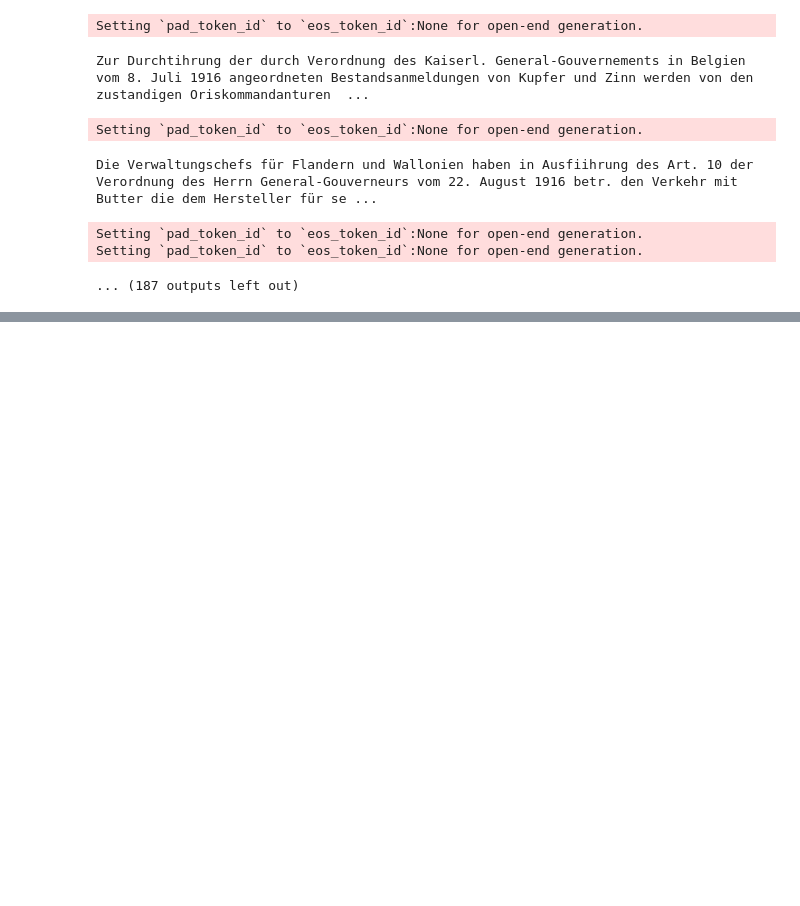
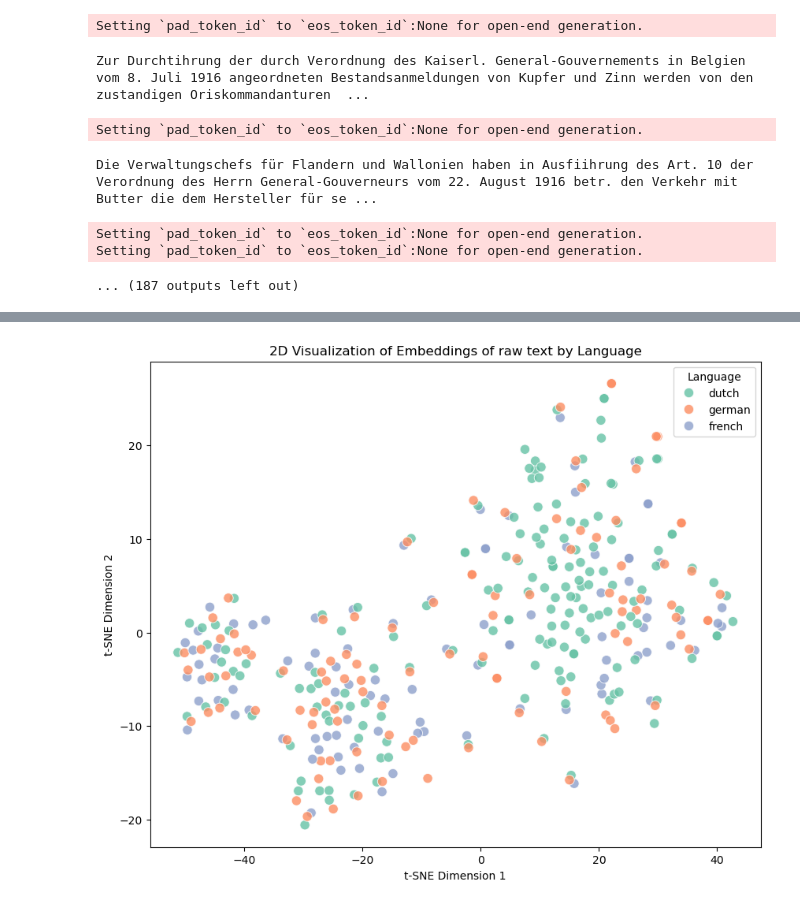
Before and after one commit to Romainkul/Datathon_KUL, a Jupyter notebook: Datathon_Preprocessing.ipynb, the cells around one changed output, grey strips where cells are left out. Cells and saved outputs as stored; diff of their text form; code cells hidden in the pictures; blank space fills up the shorter version.

```diff
--- a/Datathon_Preprocessing.ipynb
+++ b/Datathon_Preprocessing.ipynb
@@ -698,0 +784,66 @@ plt.show()
+# %%
+import polars as pl
+import numpy as np
+import matplotlib.pyplot as plt
+import seaborn as sns
+from sklearn.manifold import TSNE
+
+# Define your list of expected languages and the expected dimension size
+languages = ['french', 'dutch', 'german']
+EXPECTED_DIM = 384  # Adjust if your embeddings are a different size
+
+# Store extracted embeddings in a list of dicts
+embedding_data = []
+
+# Iterate once over df and collect valid embeddings
+for row in raw_embedding_df.iter_rows(named=True):
+    for lang in languages:
+        emb_col = f"raw_{lang}_embedding"
+        emb = row.get(emb_col, None)
+        # Check if embedding is not None and has the expected dimension
+        if emb is not None:
+            emb_array = np.array(emb)
+            if emb_array.shape[0] == EXPECTED_DIM:
+                embedding_data.append({
+                    "embedding": emb_array,
+                    "language": lang
+                })
+
+# Convert to Polars DataFrame
+emb_df = pl.DataFrame(embedding_data)
+
+# Convert embeddings into NumPy array for t-SNE
+# (At this point, we know all have shape (384,))
+X = np.vstack(emb_df["embedding"].to_list())
+
+# Apply t-SNE
+tsne = TSNE(n_components=2, random_state=42)
+X_tsne = tsne.fit_transform(X)
+
+# Add t-SNE dimensions back to Polars DataFrame
+emb_df = emb_df.with_columns([
+    pl.Series("tsne_1", X_tsne[:, 0]),
+    pl.Series("tsne_2", X_tsne[:, 1])
+])
+
+# Convert to Pandas for visualization
+emb_df_pandas = emb_df.to_pandas()
+
+# Plot using Seaborn
+plt.figure(figsize=(10, 8))
+sns.scatterplot(
+    data=emb_df_pandas,
+    x="tsne_1",
+    y="tsne_2",
+    hue="language",
+    palette="Set2",
+    s=80,
+    alpha=0.8
+)
+plt.title("2D Visualization of Embeddings of raw text by Language")
+plt.xlabel("t-SNE Dimension 1")
+plt.ylabel("t-SNE Dimension 2")
+plt.legend(title="Language")
+plt.show()
+# %% [output]
+[figure, added]
```
Also changed, not shown: parts of 11 cells of this notebook, 2 other files.
